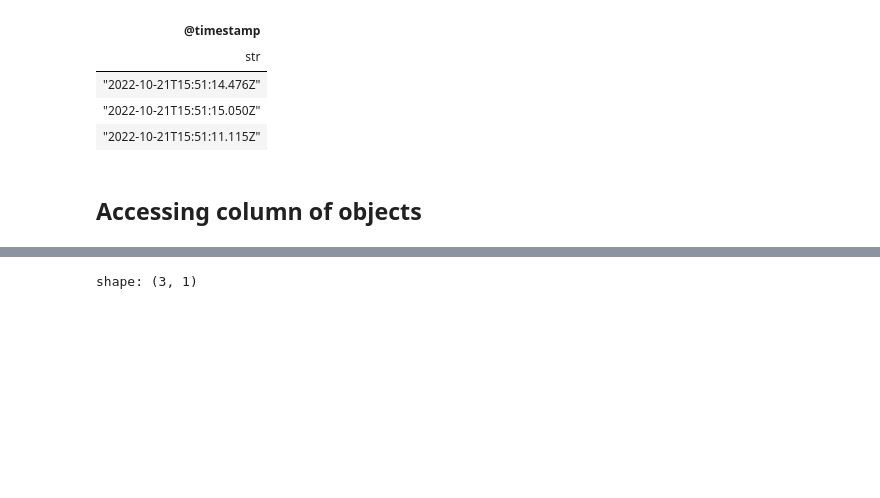
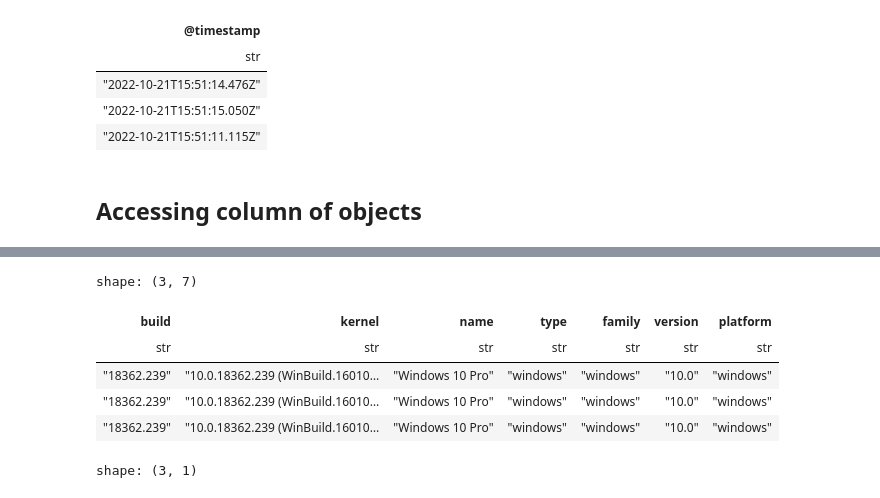
Before and after one commit to Hashfastr/hash-query-language, a Jupyter notebook: notebooks/project-merging.ipynb, the cells around one changed output, grey strips where cells are left out. Drawn from its saved outputs; the diff is of its cells as text; code cells hidden in the pictures; blank space fills up the shorter version.

```diff
--- a/notebooks/project-merging.ipynb
+++ b/notebooks/project-merging.ipynb
@@ -53,8 +53,16 @@ shape: (3, 7)
 # %%
 # Extracts a column of structs, then expands the struct into another frame
 os = host.select('os')
 # host['host'].dtype == Struct
 os = os.unnest('os')
+os
+# %% [output]
+shape: (3, 7)
+| build | kernel | name | type | family | version | platform |
+| str | str | str | str | str | str | str |
+| "18362.239" | "10.0.18362.239 (WinBuild.16010… | "Windows 10 Pro" | "windows" | "windows" | "10.0" | "windows" |
+| "18362.239" | "10.0.18362.239 (WinBuild.16010… | "Windows 10 Pro" | "windows" | "windows" | "10.0" | "windows" |
+| "18362.239" | "10.0.18362.239 (WinBuild.16010… | "Windows 10 Pro" | "windows" | "windows" | "10.0" | "windows" |
 # %%
 # Extracts a column of strings from the above
 name = os.select('name')
```
Also changed, not shown: 5 other files.
